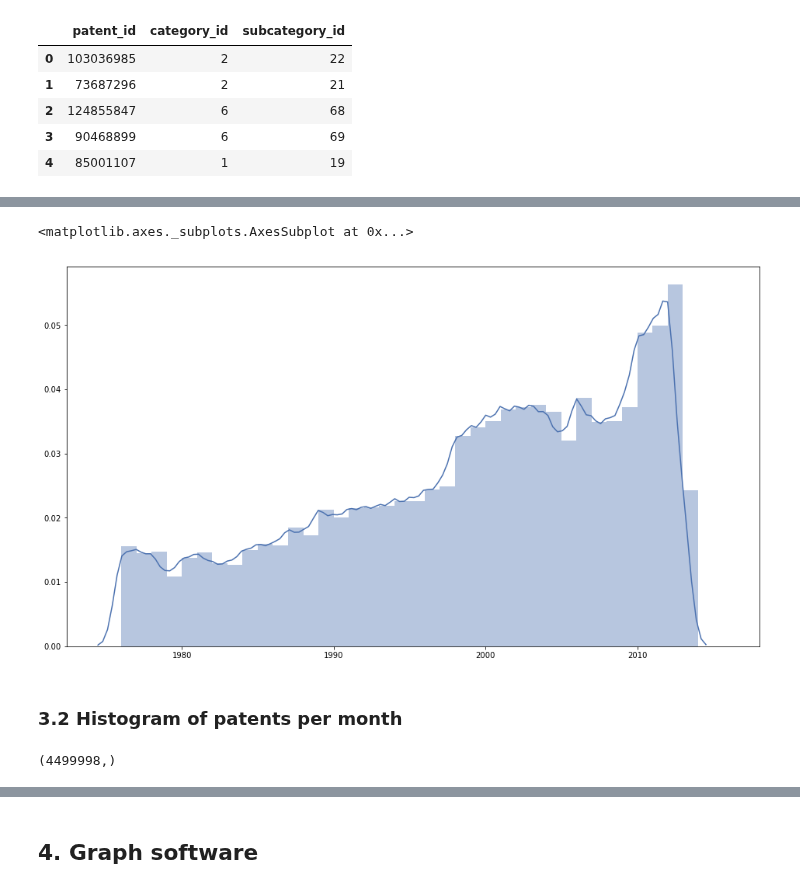
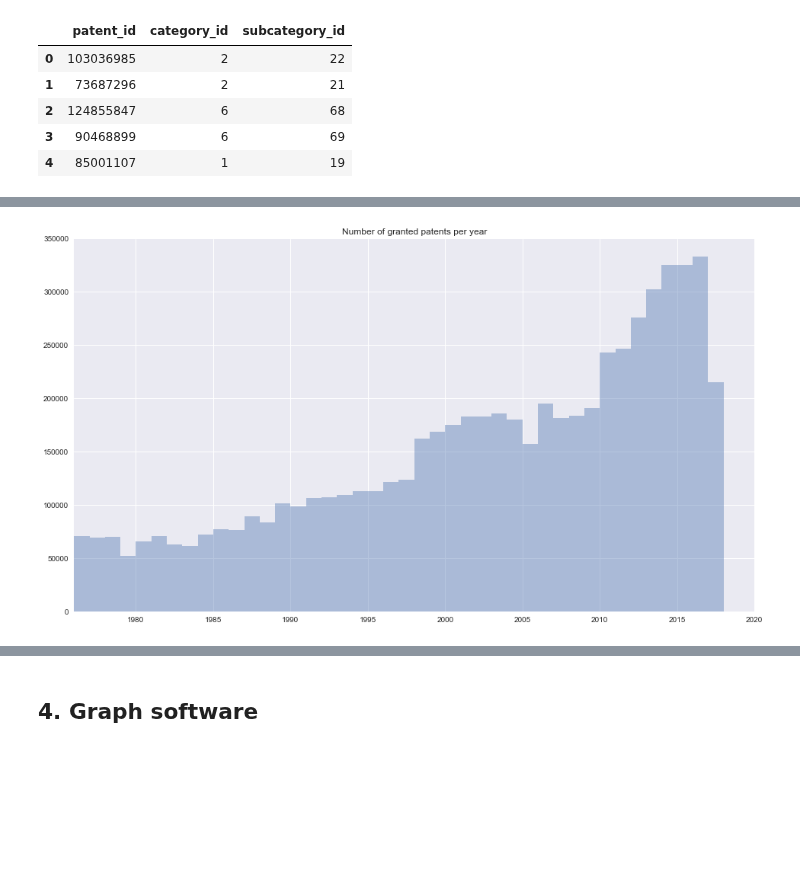
Before and after one commit to roman-bachmann/prayingmantissa, a Jupyter notebook: project/patents.ipynb, the cells around one changed output, grey strips where cells are left out. Cells and saved outputs as stored; diff of their text form; code cells hidden in the pictures; blank space fills up the shorter version.

```diff
--- a/project/patents.ipynb
+++ b/project/patents.ipynb
@@ -13,2 +11,6 @@ sns.set_palette('deep')
+# %%
+plt.rcParams['figure.figsize'] = (16.0, 9.0)
+sns.set_palette('deep')
+sns.set()
 # %%
 DATA = './data/'
@@ -247,9 +293,8 @@ years = np.array(patents.date.str[:4], np.int32)
 # %%
-_, axs = plt.subplots(1, 1, figsize=(16, 9), sharey= True, sharex= True)
+years = np.array(patents.date.str[:4], np.int16)
 
-sns.distplot(years, bins=np.arange(1976, 2017, 1), ax=axs)
+_, ax = plt.subplots(1, 1, figsize=(16, 9))
+ax.set_title('Number of granted patents per year')
+_ = sns.distplot(years, bins=np.arange(1976, 2019, 1), ax=ax, kde=False).set(xlim=(1976, 2020))
 # %% [output]
-<matplotlib.axes._subplots.AxesSubplot at 0x...>
-[figure, old version]
+[figure, new version]
-# %% [markdown]
-### 3.2 Histogram of patents per month
@@ -258,4 +300,0 @@ months = np.array(patents.date.str[5:7], np.int32)
-# %%
-months.shape
-# %% [output]
-(4499998,)
```
Also changed, not shown: parts of 20 cells of this notebook, 1 other file.
